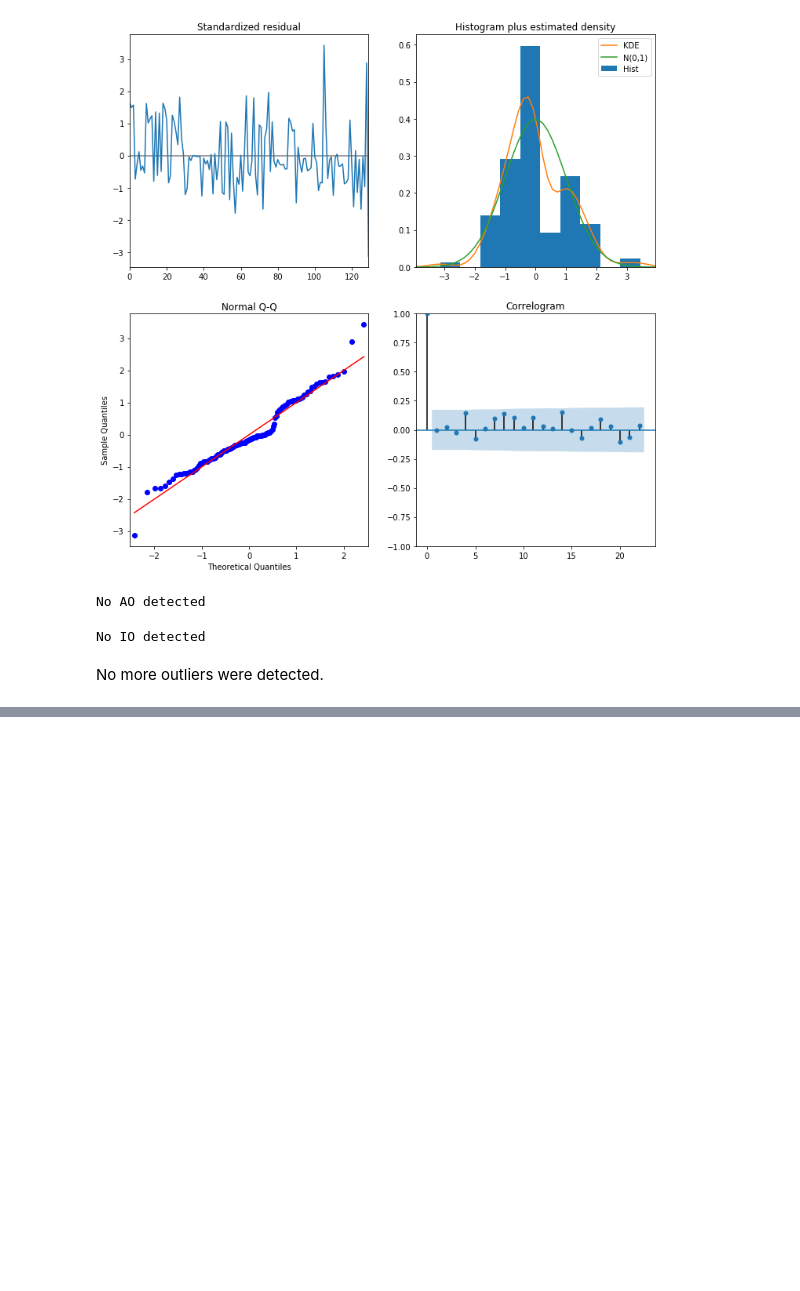
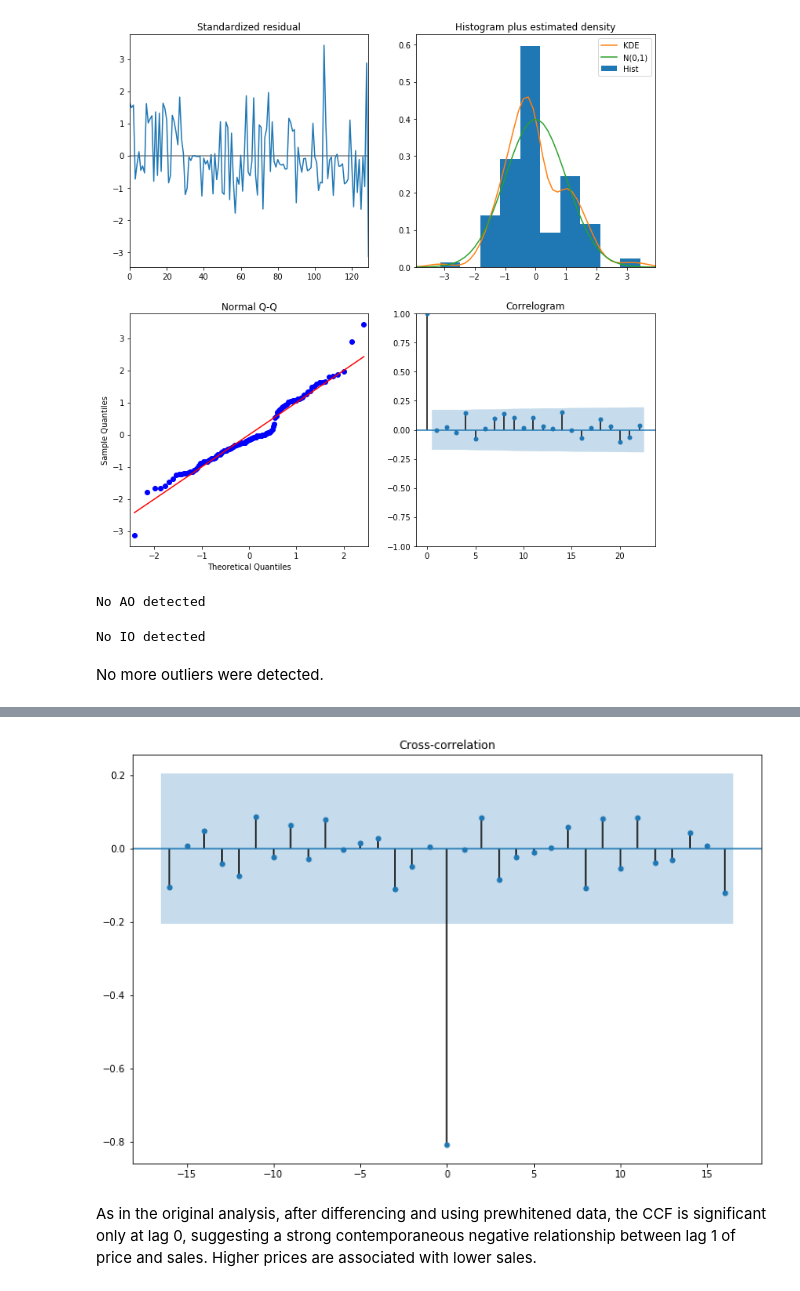
Before and after one commit to telmo-correa/time-series-analysis, a Jupyter notebook: Python/Chapter 11 (Ex 11 - 20) - Time Series Regression Models.ipynb, the cells around one changed output, grey strips where cells are left out. Cells and saved outputs as stored; diff of their text form; code cells hidden in the pictures; blank space fills up the shorter version.

```diff
--- a/Python/Chapter 11 (Ex 11 - 20) - Time Series Regression Models.ipynb
+++ b/Python/Chapter 11 (Ex 11 - 20) - Time Series Regression Models.ipynb
@@ -606,0 +632,10 @@ No more outliers were detected.
+# %%
+x, y = prewhiten(y=np.diff(data['log_sales']), x=np.diff(data['price']))
+
+plt.figure(figsize=(12, 8))
+plot_ccf(x, y, ax=plt.gca(), lags=16)
+plt.show()
+# %% [output]
+[figure, added]
+# %% [markdown]
+As in the original analysis, after differencing and using prewhitened data, the CCF is significant only at lag 0, suggesting a strong contemporaneous negative relationship between lag 1 of price and sales.  Higher prices are associated with lower sales.
```
Also changed, not shown: parts of 31 cells of this notebook, 4 other files.
